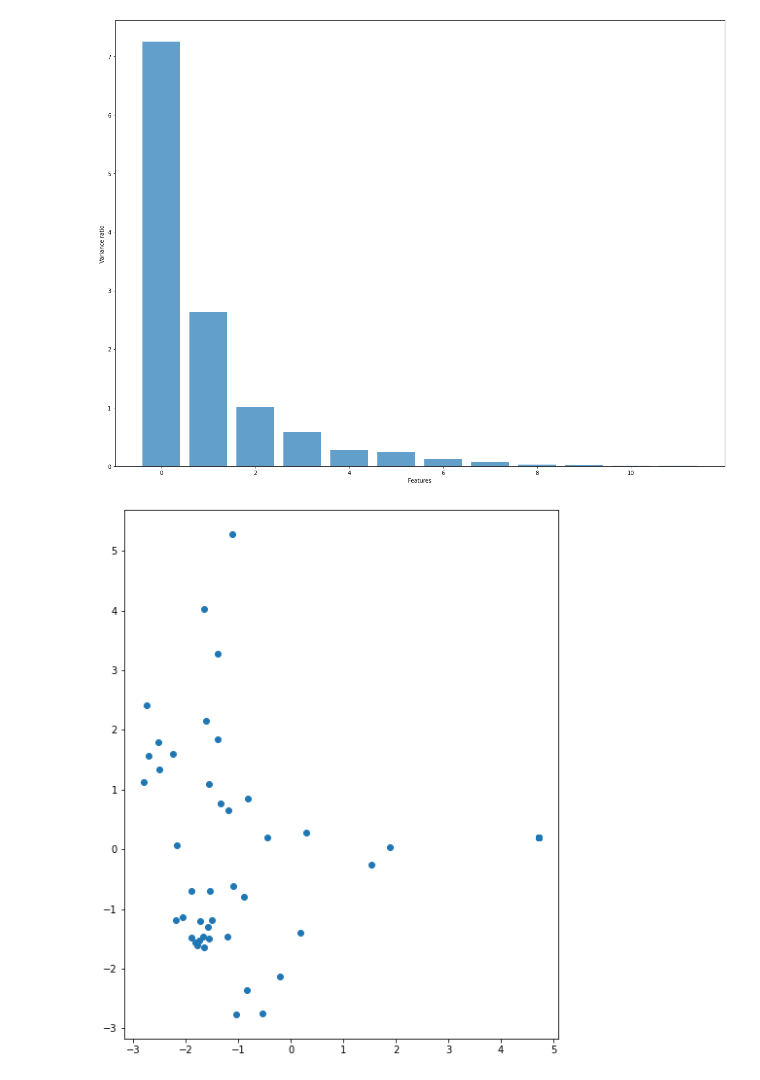
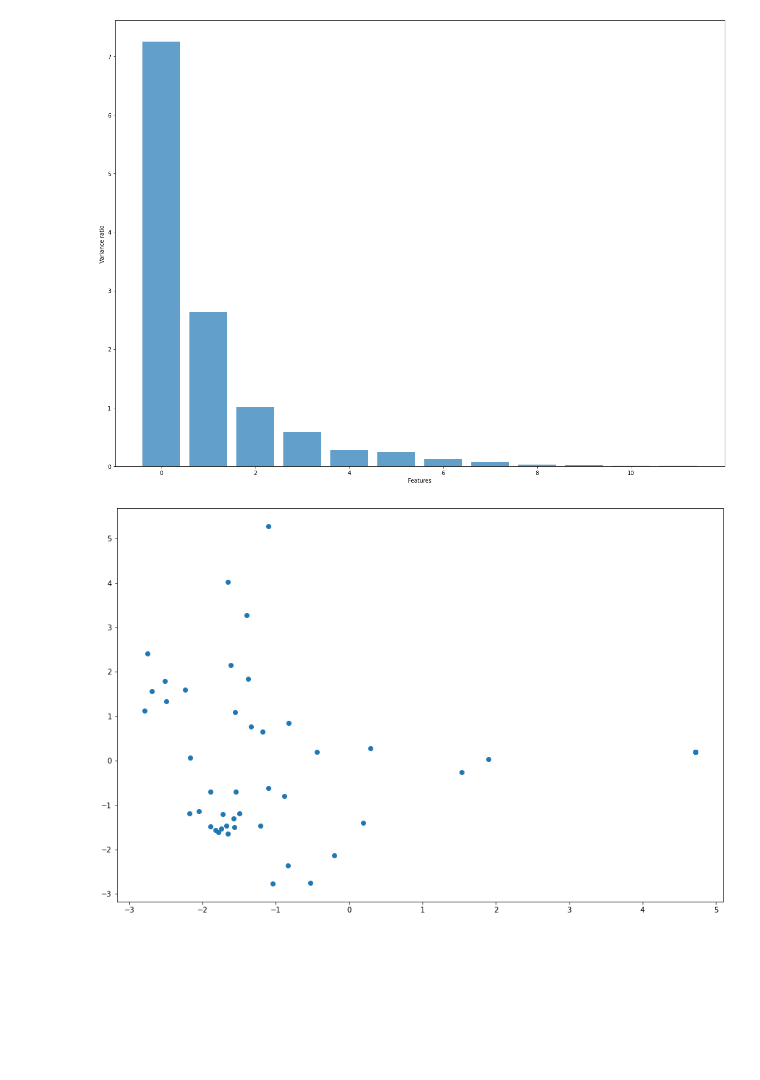
Before and after one commit to MarianoFernandez0/Proyecto-, a Jupyter notebook: development/clustering/PCA.ipynb, the cells around one changed output. Drawn from its saved outputs; the diff is of its cells as text; code cells hidden in the pictures; blank space fills up the shorter version.

```diff
--- a/development/clustering/PCA.ipynb
+++ b/development/clustering/PCA.ipynb
@@ -33,7 +34,7 @@ measures_scaled = scaler.fit_transform(measures)
 # %%
 # features variance
 pca = PCA()
-pca.fit_transform(measures_scaled)
+measures_scaled = pca.fit_transform(measures_scaled)
 pca_variance = pca.explained_variance_
 
 plt.figure(figsize=(20, 15))
@@ -46,10 +47,10 @@ plt.show()
 # %%
 pca2 = PCA(n_components=12)
 pca2.fit(measures_scaled)
 x_3d = pca2.transform(measures_scaled)
 
-plt.figure(figsize=(8, 10))
+plt.figure(figsize=(15, 10))
 plt.scatter(x_3d[:, 0], x_3d[:, 1])
 plt.show()
 # %% [output]
-[figure, old version]
+[figure, new version]
```
Also changed, not shown: parts of 2 cells of this notebook, 1 other file.
